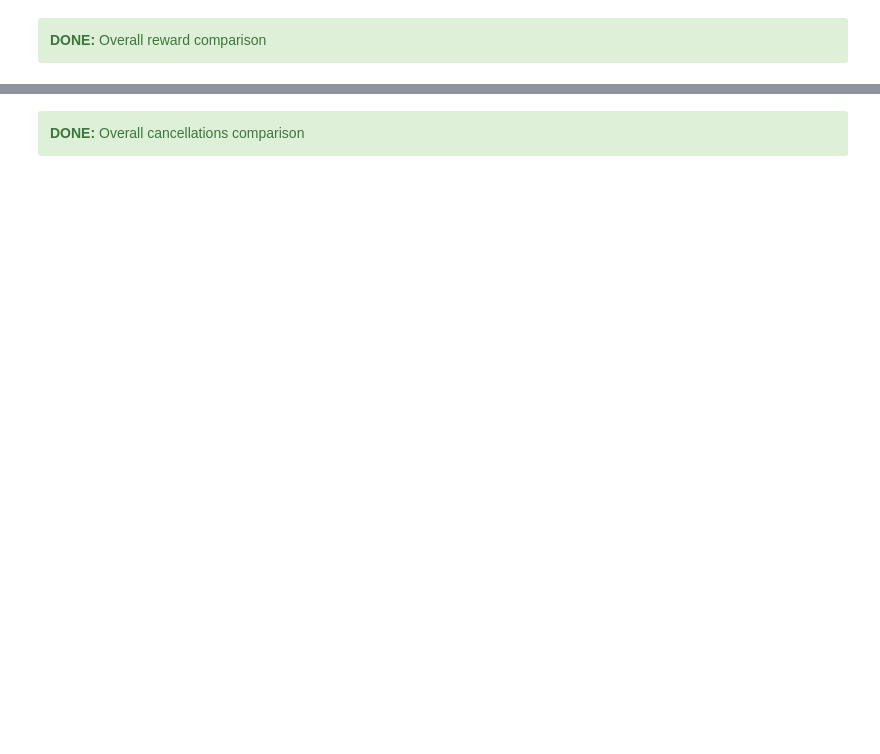
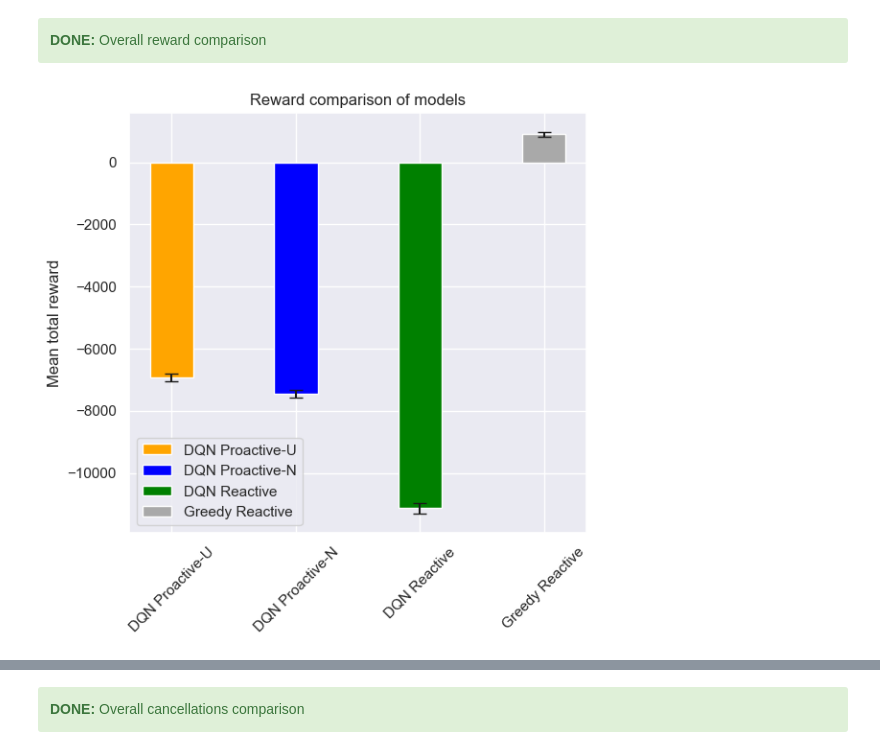
Before and after one commit to elisabethoost/msc-thesis-drl-adm, a Jupyter notebook: interpretation/final-results.ipynb, the cells around one changed output, grey strips where cells are left out. Saved outputs shown, nothing was run; the diff lists cells and outputs as text; code cells hidden in the pictures; blank space fills up the shorter version.

Commit message:
model order

```diff
--- a/interpretation/final-results.ipynb
+++ b/interpretation/final-results.ipynb
@@ -453,6 +438,12 @@ State for:  proactive
 # %%
 # Merge scenario-level info from scenarios_df into results_df
 merged_df = results_df.merge(scenarios_df, on='Scenario', how='left')
+
+# Sort models in desired order
+model_order = ['proactive', 'myopic', 'reactive', 'exact']
+merged_df['Model_Type'] = merged_df['Model'].str.extract('(' + '|'.join(model_order) + ')')
+merged_df = merged_df.sort_values('Model_Type')
+merged_df = merged_df.drop('Model_Type', axis=1)
 
 print("Inference Results (After Merging):")
 print(merged_df)
@@ -473,6 +482,7 @@ import pandas as pd
 import matplotlib.pyplot as plt
 
 # Define model colors and order
+model_order = ['proactive', 'myopic', 'reactive', 'exact']
 model_colors = {
     model_name: (
         'orange' if 'proactive' in model_name.lower() and 'myopic' not in model_name.lower() else
@@ -514,5 +524,10 @@ comparison_table = (
     .round(2)
 )
 
+# Sort the comparison table according to model order
+comparison_table['Model_Type'] = comparison_table.index.map(lambda x: next(m for m in model_order if m in x.lower()))
+comparison_table = comparison_table.sort_values('Model_Type')
+comparison_table = comparison_table.drop('Model_Type', axis=1)
+
 print("Comparison of Models Across All Scenarios:")
 print(comparison_table)
@@ -528,26 +561,35 @@ print(comparison_table)
 # %%
 import pandas as pd
 import matplotlib.pyplot as plt
 
 # Create bar plot with error bars
 fig, ax = plt.subplots(figsize=(6, 6))
 
-x = range(len(comparison_table.index))
+# Define desired order of models
+model_order = ['DQN Proactive-U', 'DQN Proactive-N', 'DQN Reactive', 'Greedy Reactive']
+
+# Sort comparison table by desired order
+sorted_models = sorted(comparison_table.index,
+                      key=lambda x: model_order.index(model_colors[x][1]))
+
+x = range(len(sorted_models))
 width = 0.35
 
-# Plot bars using model colors
-for i, model in enumerate(comparison_table.index):
+# Plot bars using model colors in specified order
+for i, model in enumerate(sorted_models):
     color = model_colors[model][0]  # Get color from model_colors dictionary
     label = model_colors[model][1]  # Get label from model_colors dictionary
     ax.bar(i, comparison_table.loc[model, 'Mean_Reward'], width,
            yerr=comparison_table.loc[model, 'Std_Reward'],
            capsize=5, label=label, color=color)
 
 ax.set_ylabel('Mean total reward')
 ax.set_title('Reward comparison of models')
 ax.set_xticks(x)
-ax.set_xticklabels([model_colors[model][1] for model in comparison_table.index], rotation=45)
+ax.set_xticklabels([model_colors[model][1] for model in sorted_models], rotation=45)
 ax.legend()
 
 plt.tight_layout()
 plt.show()
+# %% [output]
+[figure, added]
```
Also changed, not shown: parts of 22 cells of this notebook.
